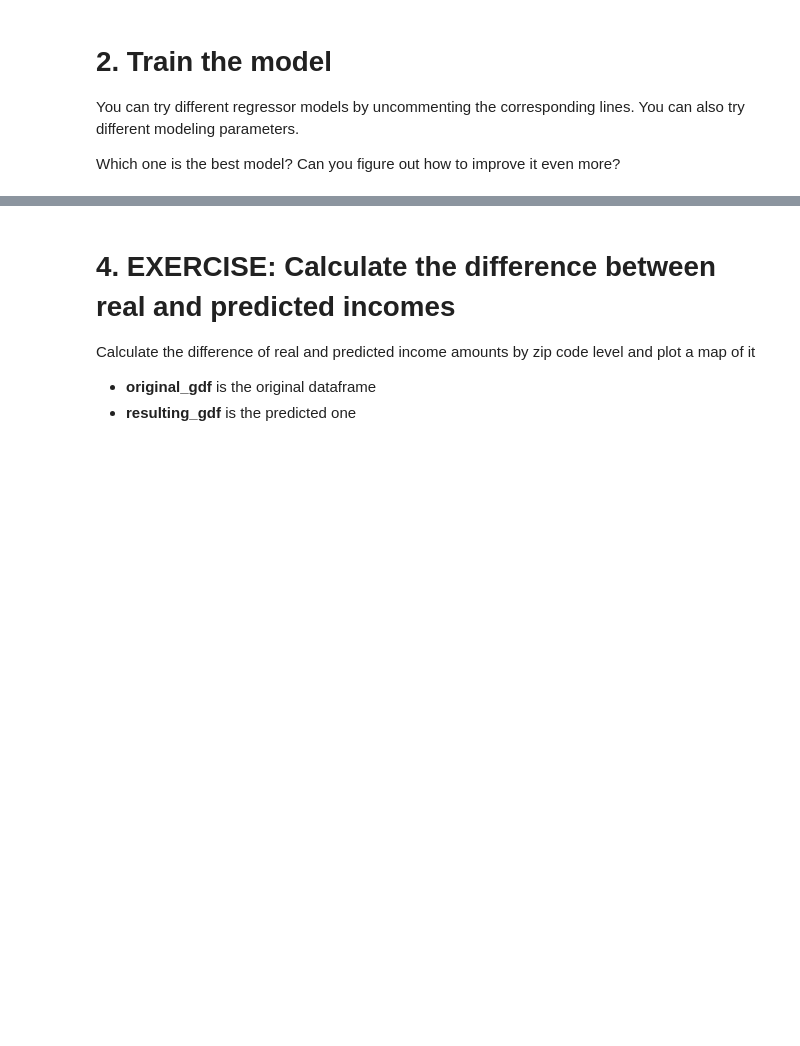
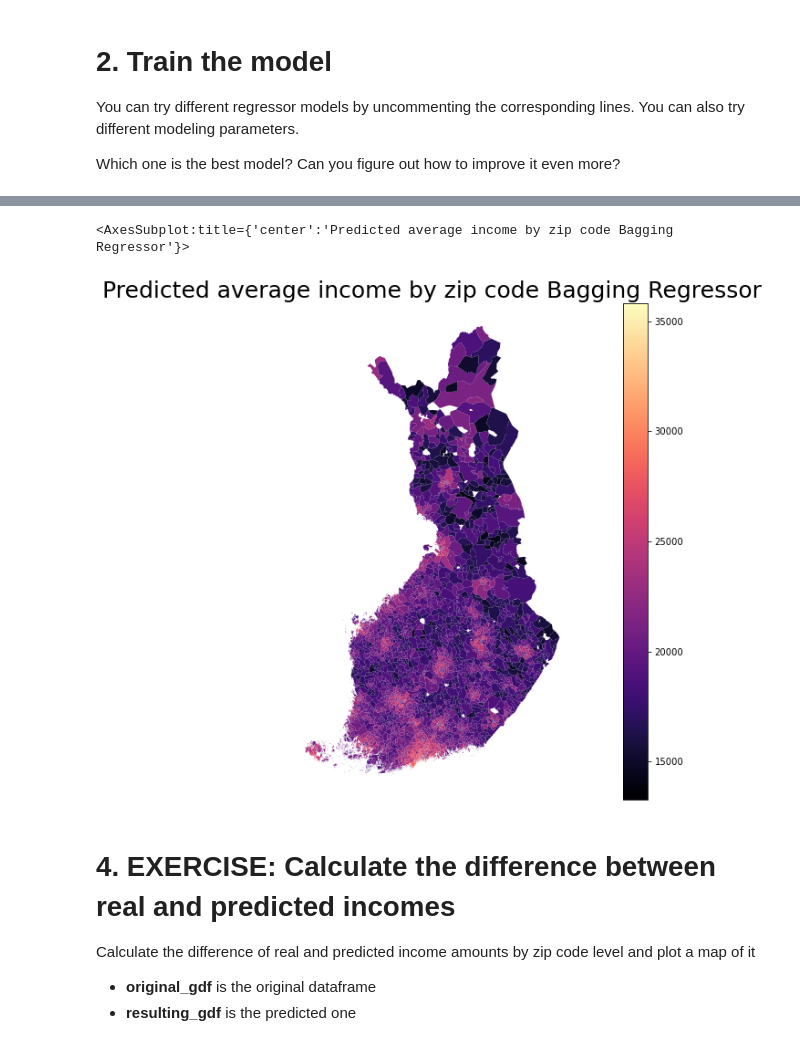
Before and after one commit to csc-training/geocomputing, a Jupyter notebook: machineLearning/02_shallows/03_regression.ipynb, the cells around one changed output, grey strips where cells are left out. Cells and saved outputs as stored; diff of their text form; code cells hidden in the pictures; blank space fills up the shorter version.

```diff
--- a/machineLearning/02_shallows/03_regression.ipynb
+++ b/machineLearning/02_shallows/03_regression.ipynb
@@ -75,0 +122,5 @@ print(f"\nMODEL ACCURACY METRICS WITH TEST DATASET: \n" +
+# %%
+model = RandomForestRegressor(n_estimators=30,verbose=1)
+model_name = "Random Forest Regressor"
+trainModel(x_train, y_train,model)
+estimateModel(x_test,y_test, model)
@@ -75,0 +143,5 @@ print(f"\nMODEL ACCURACY METRICS WITH TEST DATASET: \n" +
+# %%
+model = ExtraTreesRegressor(n_estimators=30,verbose=1)
+model_name = "Extra Trees Regressor"
+trainModel(x_train, y_train,model)
+estimateModel(x_test,y_test, model)
@@ -75,0 +165,5 @@ print(f"\nMODEL ACCURACY METRICS WITH TEST DATASET: \n" +
+# %%
+model = BaggingRegressor(n_estimators=30,verbose=1)
+model_name = "Bagging Regressor"
+trainModel(x_train, y_train,model)
+estimateModel(x_test,y_test, model)
@@ -76,2 +187,7 @@ print(f"\nMODEL ACCURACY METRICS WITH TEST DATASET: \n" +
+# %%
+model = AdaBoostRegressor(n_estimators=30)
+model_name = "AdaBoost Regressor"
+trainModel(x_train, y_train,model)
+estimateModel(x_test,y_test, model)
 # %% [markdown]
 # 3. Predict average income to all zip codes
@@ -91,8 +213,11 @@ resulting_gdf = original_gdf[['postinumer','nimi','hr_mtu','predicted_hr_mtu','d
 # %%
 fig, ax = plt.subplots(figsize=(20, 10))
-ax.set_title("Predicted average income by zip code", fontsize=25)
+ax.set_title("Predicted average income by zip code " + model_name, fontsize=25)
 ax.set_axis_off()
 resulting_gdf.plot(column='predicted_hr_mtu', ax=ax, legend=True, cmap="magma")
+# %% [output]
+<AxesSubplot:title={'center':'Predicted average income by zip code Bagging Regressor'}>
+[figure, added]
 # %% [markdown]
 # 4. EXERCISE: Calculate the difference between real and predicted incomes
 
```
Also changed, not shown: parts of 17 cells of this notebook, 7 other files.
